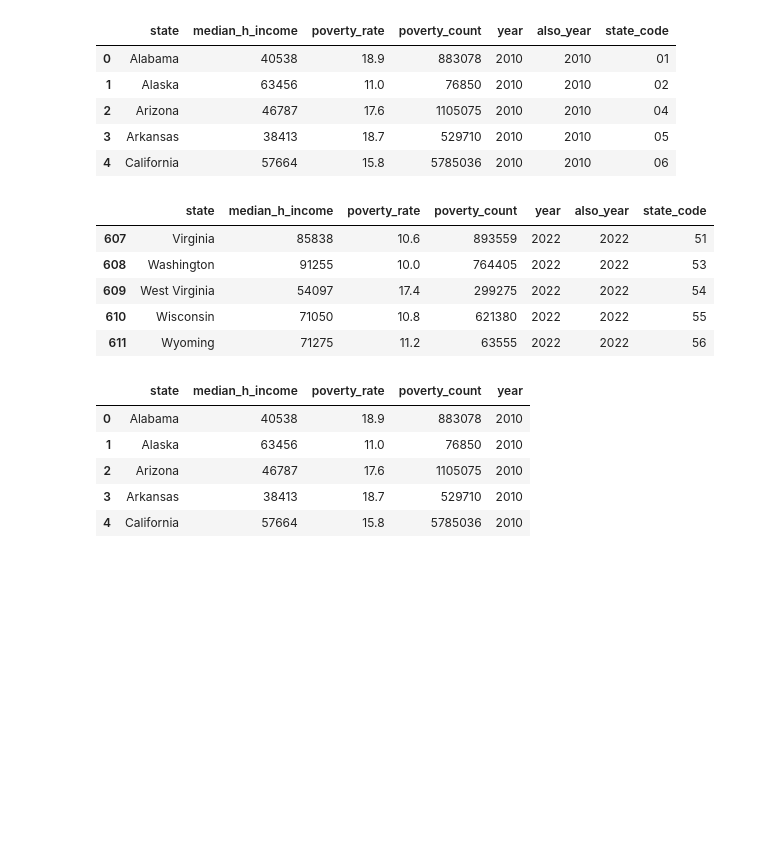
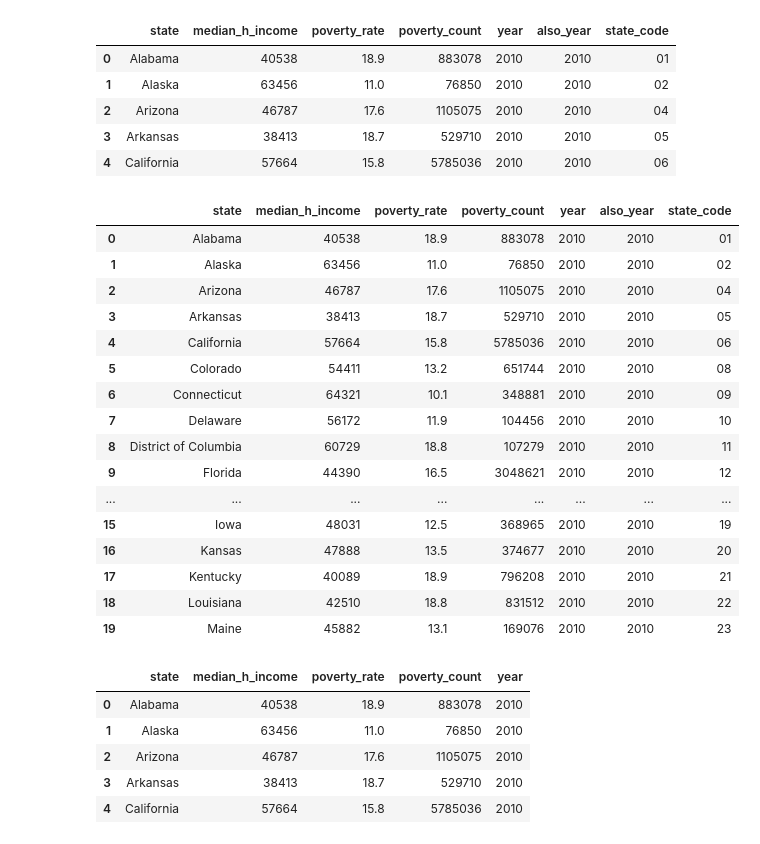
Before and after one commit to Ashleigh-Wittenberg/poverty-analysis, a Jupyter notebook: poverty_analysis_api_code_test.ipynb, the cells around one changed output. Drawn from its saved outputs; the diff is of its cells as text; code cells hidden in the pictures; blank space fills up the shorter version.

```diff
--- a/poverty_analysis_api_code_test.ipynb
+++ b/poverty_analysis_api_code_test.ipynb
@@ -76,14 +75,25 @@ result_df.head()
 | 3 | Arkansas | 38413 | 18.7 | 529710 | 2010 | 2010 | 05 |
 | 4 | California | 57664 | 15.8 | 5785036 | 2010 | 2010 | 06 |
 # %%
-result_df.tail()
+result_df.head(20)
 # %% [output]
 |  | state | median_h_income | poverty_rate | poverty_count | year | also_year | state_code |
-| 607 | Virginia | 85838 | 10.6 | 893559 | 2022 | 2022 | 51 |
-| 608 | Washington | 91255 | 10.0 | 764405 | 2022 | 2022 | 53 |
-| 609 | West Virginia | 54097 | 17.4 | 299275 | 2022 | 2022 | 54 |
-| 610 | Wisconsin | 71050 | 10.8 | 621380 | 2022 | 2022 | 55 |
-| 611 | Wyoming | 71275 | 11.2 | 63555 | 2022 | 2022 | 56 |
+| 0 | Alabama | 40538 | 18.9 | 883078 | 2010 | 2010 | 01 |
+| 1 | Alaska | 63456 | 11.0 | 76850 | 2010 | 2010 | 02 |
+| 2 | Arizona | 46787 | 17.6 | 1105075 | 2010 | 2010 | 04 |
+| 3 | Arkansas | 38413 | 18.7 | 529710 | 2010 | 2010 | 05 |
+| 4 | California | 57664 | 15.8 | 5785036 | 2010 | 2010 | 06 |
+| 5 | Colorado | 54411 | 13.2 | 651744 | 2010 | 2010 | 08 |
+| 6 | Connecticut | 64321 | 10.1 | 348881 | 2010 | 2010 | 09 |
+| 7 | Delaware | 56172 | 11.9 | 104456 | 2010 | 2010 | 10 |
+| 8 | District of Columbia | 60729 | 18.8 | 107279 | 2010 | 2010 | 11 |
+| 9 | Florida | 44390 | 16.5 | 3048621 | 2010 | 2010 | 12 |
+| ... | ... | ... | ... | ... | ... | ... | ... |
+| 15 | Iowa | 48031 | 12.5 | 368965 | 2010 | 2010 | 19 |
+| 16 | Kansas | 47888 | 13.5 | 374677 | 2010 | 2010 | 20 |
+| 17 | Kentucky | 40089 | 18.9 | 796208 | 2010 | 2010 | 21 |
+| 18 | Louisiana | 42510 | 18.8 | 831512 | 2010 | 2010 | 22 |
+| 19 | Maine | 45882 | 13.1 | 169076 | 2010 | 2010 | 23 |
 # %%
 # result_df = result_df.rename(columns={'SAEMHI_PT': 'median_h_income', 'SAEPOVRTALL_PT': 'poverty_rate', 'SAEPOVALL_PT': 'poverty_count'}
 #               ).drop(columns=['state', 6]
```
Also changed, not shown: parts of 2 cells of this notebook, 13 other files.
